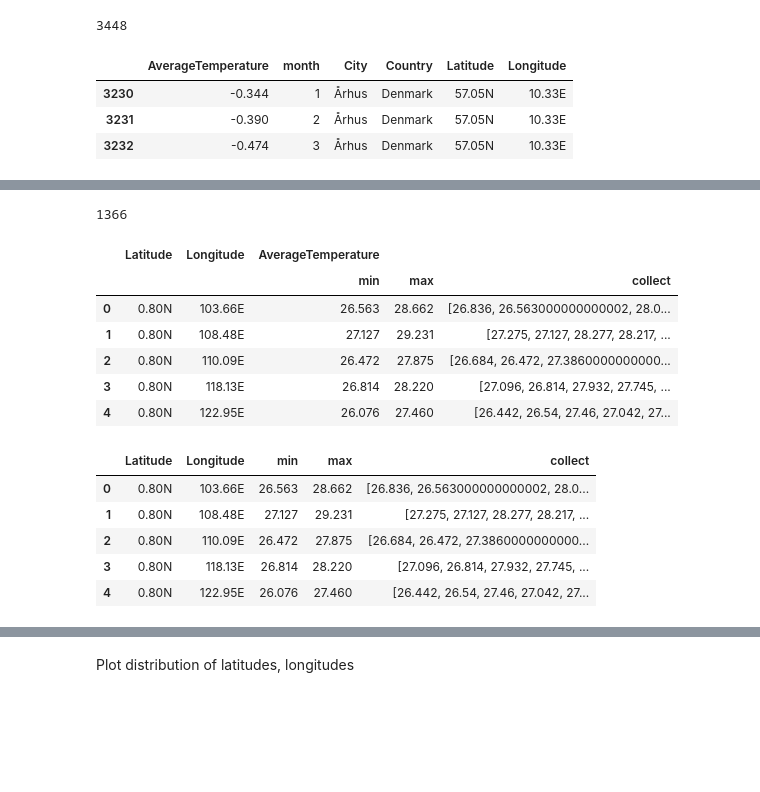
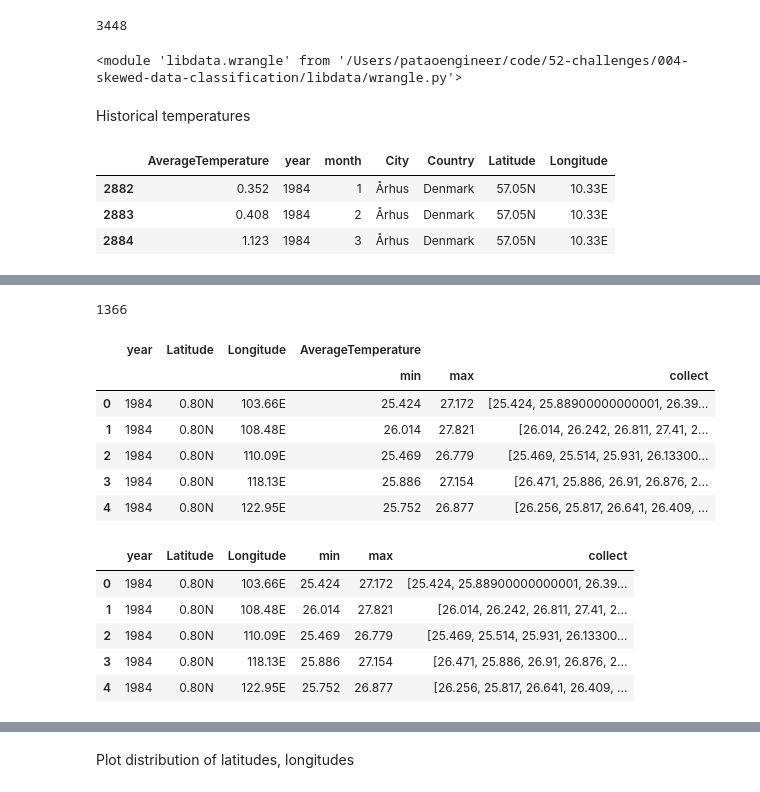
Before and after one commit to tao-pr/52-challenges, a Jupyter notebook: 004-skewed-data-classification/explore.ipynb, the cells around one changed output, grey strips where cells are left out. Drawn from its saved outputs; the diff is of its cells as text; code cells hidden in the pictures; blank space fills up the shorter version.

```diff
--- a/004-skewed-data-classification/explore.ipynb
+++ b/004-skewed-data-classification/explore.ipynb
@@ -170,16 +170,20 @@ len(set(city_temp.City))
 # %% [output]
 3448
 # %%
-#importlib.reload(func)
-#importlib.reload(wrangle)
+importlib.reload(func)
+importlib.reload(wrangle)
+# %% [output]
+<module 'libdata.wrangle' from '/Users/pataoengineer/code/52-challenges/004-skewed-data-classification/libdata/wrangle.py'>
+# %% [markdown]
+Historical temperatures
 # %%
-latest_city_temp = wrangle.take_last_year(city_temp)
+latest_city_temp = wrangle.take_last_year(city_temp, num_years=30)
 latest_city_temp[:3]
 # %% [output]
-|  | AverageTemperature | month | City | Country | Latitude | Longitude |
-| 3230 | -0.344 | 1 | Århus | Denmark | 57.05N | 10.33E |
-| 3231 | -0.390 | 2 | Århus | Denmark | 57.05N | 10.33E |
-| 3232 | -0.474 | 3 | Århus | Denmark | 57.05N | 10.33E |
+|  | AverageTemperature | year | month | City | Country | Latitude | Longitude |
+| 2882 | 0.352 | 1984 | 1 | Århus | Denmark | 57.05N | 10.33E |
+| 2883 | 0.408 | 1984 | 2 | Århus | Denmark | 57.05N | 10.33E |
+| 2884 | 1.123 | 1984 | 3 | Århus | Denmark | 57.05N | 10.33E |
 # %%
 map_city_latlng = wrangle.create_city_latlng_map(latest_city_temp)
 map_city_latlng
@@ -209,15 +213,15 @@ len(map_city_latlng)
 climate = wrangle.agg_monthly_climate(latest_city_temp)
 climate[:5]
 # %% [output]
-|  | Latitude | Longitude | AverageTemperature |  |  |
-|  |  |  | min | max | collect |
-| 0 | 0.80N | 103.66E | 26.563 | 28.662 | [26.836, 26.563000000000002, 28.0... |
-| 1 | 0.80N | 108.48E | 27.127 | 29.231 | [27.275, 27.127, 28.277, 28.217, ... |
-| 2 | 0.80N | 110.09E | 26.472 | 27.875 | [26.684, 26.472, 27.3860000000000... |
-| 3 | 0.80N | 118.13E | 26.814 | 28.220 | [27.096, 26.814, 27.932, 27.745, ... |
-| 4 | 0.80N | 122.95E | 26.076 | 27.460 | [26.442, 26.54, 27.46, 27.042, 27... |
+|  | year | Latitude | Longitude | AverageTemperature |  |  |
+|  |  |  |  | min | max | collect |
+| 0 | 1984 | 0.80N | 103.66E | 25.424 | 27.172 | [25.424, 25.88900000000001, 26.39... |
+| 1 | 1984 | 0.80N | 108.48E | 26.014 | 27.821 | [26.014, 26.242, 26.811, 27.41, 2... |
+| 2 | 1984 | 0.80N | 110.09E | 25.469 | 26.779 | [25.469, 25.514, 25.931, 26.13300... |
+| 3 | 1984 | 0.80N | 118.13E | 25.886 | 27.154 | [26.471, 25.886, 26.91, 26.876, 2... |
+| 4 | 1984 | 0.80N | 122.95E | 25.752 | 26.877 | [26.256, 25.817, 26.641, 26.409, ... |
 # %%
-# Flatten multilevel index columns
+# TIPS: Flatten multilevel index columns
 def last_opt(cols):
     # Single-level column has empty subcolumns, so ignore the empty ones
     return [c for c in cols if len(c.strip())>0][-1]
@@ -225,9 +229,9 @@ def last_opt(cols):
 climate.columns = [last_opt(cols) for cols in climate.columns.values]
 climate[:5]
 # %% [output]
-|  | Latitude | Longitude | min | max | collect |
-| 0 | 0.80N | 103.66E | 26.563 | 28.662 | [26.836, 26.563000000000002, 28.0... |
-| 1 | 0.80N | 108.48E | 27.127 | 29.231 | [27.275, 27.127, 28.277, 28.217, ... |
-| 2 | 0.80N | 110.09E | 26.472 | 27.875 | [26.684, 26.472, 27.3860000000000... |
-| 3 | 0.80N | 118.13E | 26.814 | 28.220 | [27.096, 26.814, 27.932, 27.745, ... |
-| 4 | 0.80N | 122.95E | 26.076 | 27.460 | [26.442, 26.54, 27.46, 27.042, 27... |
+|  | year | Latitude | Longitude | min | max | collect |
+| 0 | 1984 | 0.80N | 103.66E | 25.424 | 27.172 | [25.424, 25.88900000000001, 26.39... |
+| 1 | 1984 | 0.80N | 108.48E | 26.014 | 27.821 | [26.014, 26.242, 26.811, 27.41, 2... |
+| 2 | 1984 | 0.80N | 110.09E | 25.469 | 26.779 | [25.469, 25.514, 25.931, 26.13300... |
+| 3 | 1984 | 0.80N | 118.13E | 25.886 | 27.154 | [26.471, 25.886, 26.91, 26.876, 2... |
+| 4 | 1984 | 0.80N | 122.95E | 25.752 | 26.877 | [26.256, 25.817, 26.641, 26.409, ... |
```
Also changed, not shown: parts of 17 cells of this notebook, 1 other file.
